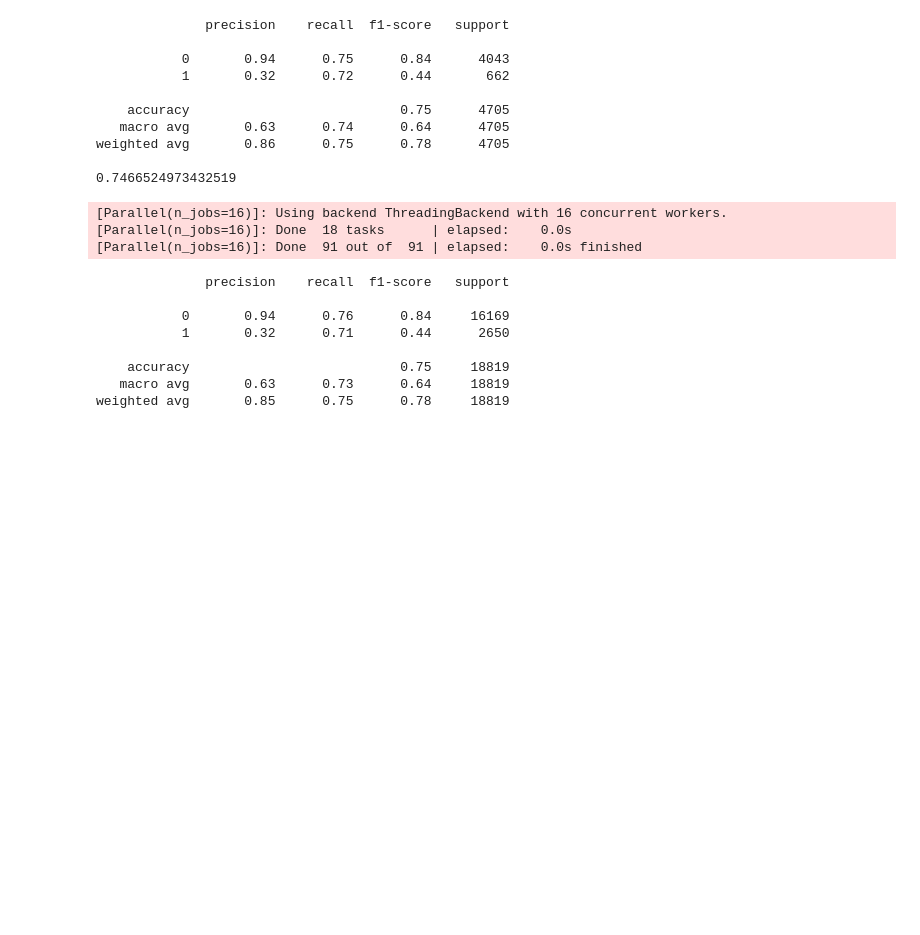
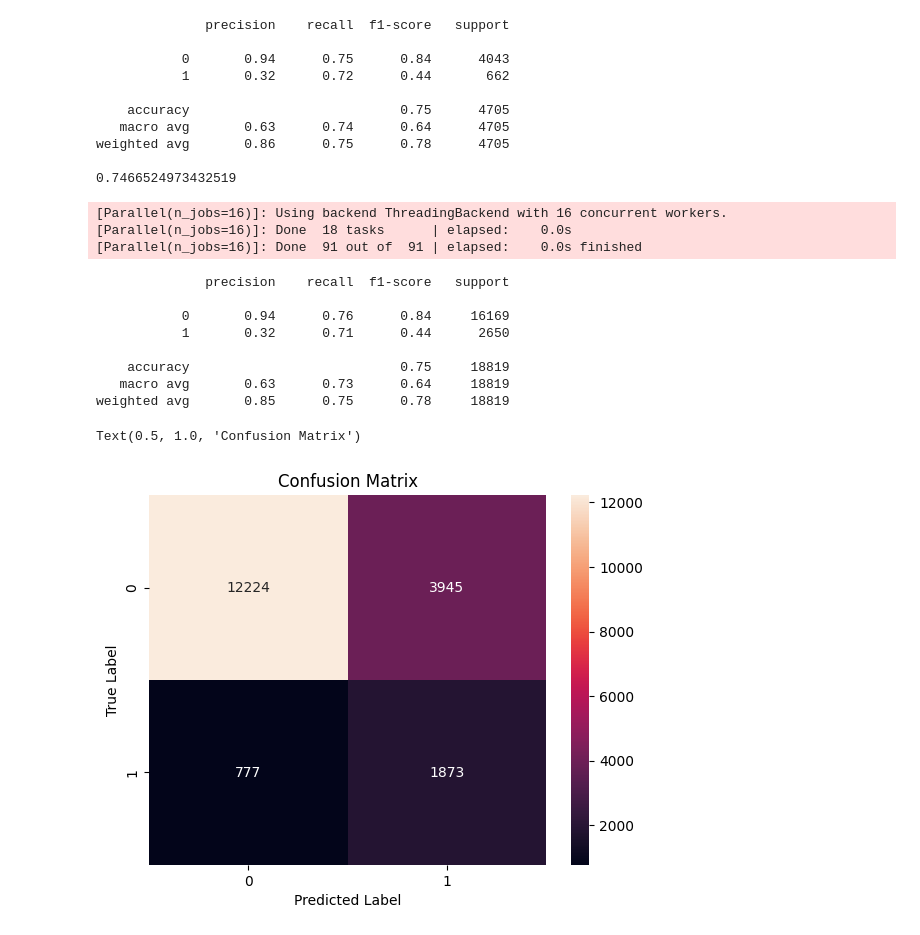
Before and after one commit to Ade-1609/ds-Financial-Inclusion, a Jupyter notebook: Financial_inclusion_in_africa.ipynb, the cells around one changed output. Saved outputs shown, nothing was run; the diff lists cells and outputs as text; code cells hidden in the pictures; blank space fills up the shorter version.

```diff
--- a/Financial_inclusion_in_africa.ipynb
+++ b/Financial_inclusion_in_africa.ipynb
@@ -534,3 +575,15 @@ print(classification_report(y_train, rf_train))
     accuracy                           0.75     18819
    macro avg       0.63      0.73      0.64     18819
 weighted avg       0.85      0.75      0.78     18819
+# %%
+#plotting the consufion matrix
+
+cm_=confusion_matrix(y_train, rf_train)
+sns.heatmap(cm_, annot=True, fmt ='g')
+
+plt.xlabel('Predicted Label')
+plt.ylabel('True Label')
+plt.title('Confusion Matrix')
+# %% [output]
+Text(0.5, 1.0, 'Confusion Matrix')
+[figure, added]
```
Also changed, not shown: parts of 16 cells of this notebook, 2 other files.
